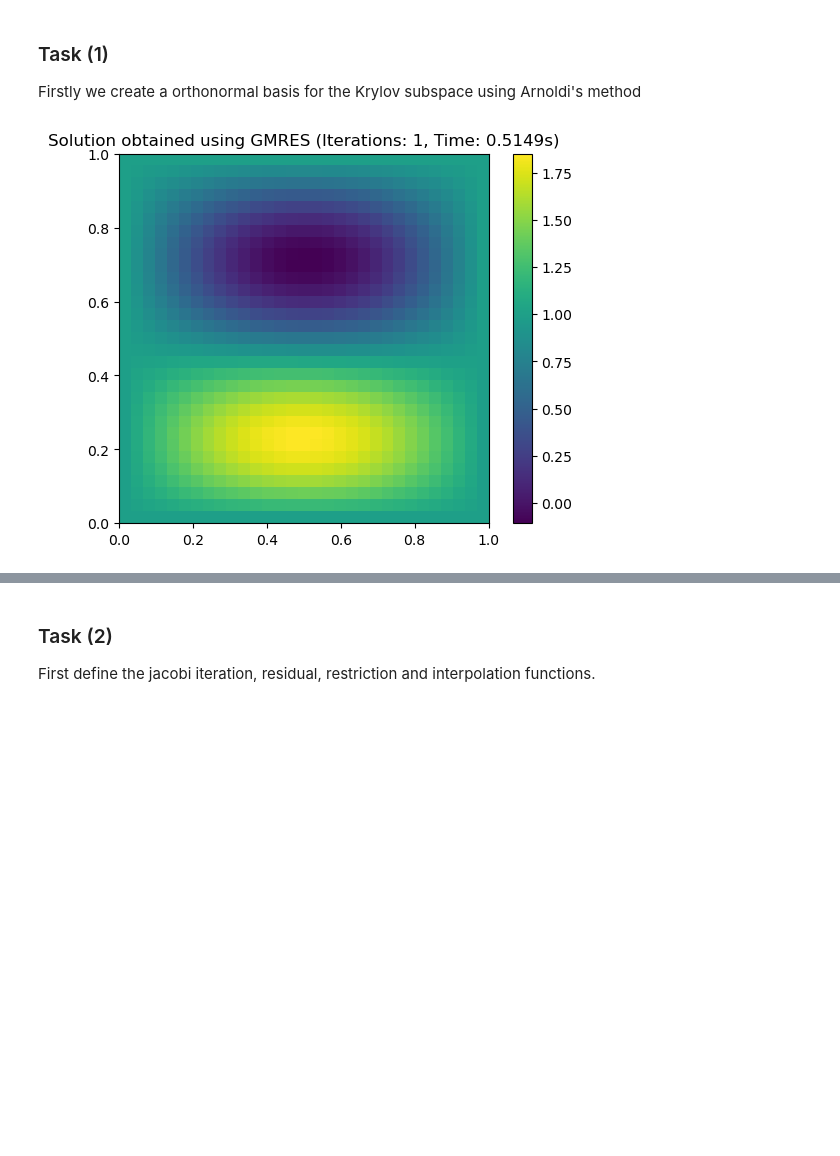
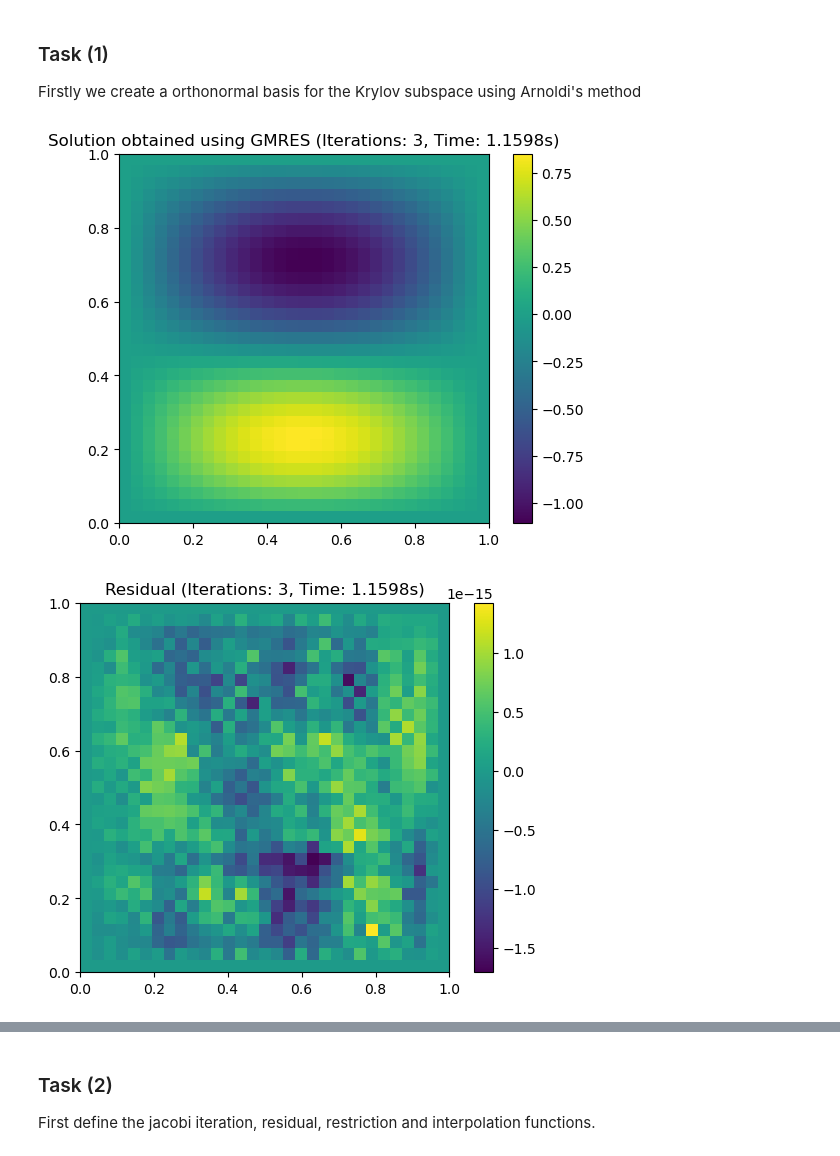
Before and after one commit to SpeedyPeder/NUMLINALG---Project-2, a Jupyter notebook: Project2.ipynb, the cells around one changed output, grey strips where cells are left out. Drawn from its saved outputs; the diff is of its cells as text; code cells hidden in the pictures; blank space fills up the shorter version.

```diff
--- a/Project2.ipynb
+++ b/Project2.ipynb
@@ -53,21 +54,19 @@ def lhs_func(U, N, v=np.array([1, 1])):
     return lhs
 # %%
 def rhs_func(N, v=np.array([1, 1])):
-    """Constructs the right-hand side vector f based on the analytical solution."""
+    """Constructs the right-hand side vector f based on the analytical solution u(x, y) = sin(pi x) * sin(2 * pi y)."""
     h = 1 / N
     x = np.linspace(0, 1, N + 1)
     y = np.linspace(0, 1, N + 1)
     X, Y = np.meshgrid(x, -y)
 
     # Analytical function for f based on the exact solution u(x, y) = sin(pi x) * sin(2 * pi y)
-    f = np.pi*(5 * np.pi * np.sin(np.pi * X) * np.sin(2 * np.pi * Y) +
-            v[0] * np.cos(np.pi * X) * np.sin(2 * np.pi * Y) +
-            v[1] * 2*np.sin(np.pi * X) * np.cos(2 * np.pi * Y))
+    f = (5 * np.pi**2 * np.sin(np.pi * X) * np.sin(2 * np.pi * Y) +
+         v[0] * np.pi * np.cos(np.pi * X) * np.sin(2 * np.pi * Y) +
+         v[1] * 2 * np.pi * np.sin(np.pi * X) * np.cos(2 * np.pi * Y))
 
-    f[:, 0] = 0  # Left boundary
-    f[:, -1] = 0  # Right boundary
-    f[0, :] = 0  # Bottom boundary
-    f[-1, :] = 0  # Top boundary
+    #Set the boundaries to zero
+    f[:, 0] = f[:, -1] = f[0, :] = f[-1, :] = 0
 
     # Scale by h^2 as per the finite difference scheme
-    return (h ** 2) * f
+    return f * h**2
@@ -101,10 +105,10 @@ plt.colorbar()
 <matplotlib.colorbar.Colorbar at 0x...>
 [figure]
 # %%
-N = 30
-U0 = np.ones((N+1,N+1))  # Random initial guess
+N = 50
+U0 = np.ones((N+1,N+1))  #Start with the zero matrix
+U0[:, 0] = U0[:, -1] = U0[0, :] = U0[-1, :] = 0
 u = solve_scipy_gmres(U0, N, v=np.array([1, 1]), tol=1e-10)
-
 
 # Plot the result
 plt.imshow(u, extent=[0, 1, 0, 1])
@@ -188,8 +192,7 @@ def restarted_gmres(U0, m, N, tol=1e-4, v=np.array([1, 1])):
     if norm_r0 < tol:  # Already converged
         return x, 0, 0
 
-    beta = norm_r0
-    omega_1 = r_0 / beta  # Normalize the initial residual
+    omega_1 = r_0 / norm_r0  # Normalize the initial residual
     count = 0
 
     while True:
@@ -205,24 +208,27 @@ def restarted_gmres(U0, m, N, tol=1e-4, v=np.array([1, 1])):
         if np.linalg.norm(r_m) / norm_r0 < tol:  # Check convergence
             break
 
-        # Prepare for the next restart
-        r_0 = r_m  # Update the residual for the next iteration
-        beta = np.linalg.norm(r_0)
-        omega_1 = r_0 / beta  # Normalize the new residual
-
+        omega_1 = r_m / np.linalg.norm(r_m)  # Normalize the new residual
+    res = np.reshape(r_m, (N+1,N+1))
     stop = perf_counter()
     time = stop - start
-    return x.reshape((N+1, N+1)), count, time  # Reshape the solution into (N+1)x(N+1) grid
+    return x.reshape((N+1, N+1)), res, count, time  # Reshape the solution into (N+1)x(N+1) grid
 # %%
 # Example usage
 N = 30  # Grid size
-U0 = np.ones((N+1, N+1))  # Random initial guess
-u, count, time = restarted_gmres(U0, 50, N, tol=1e-4)
+U0 = np.zeros((N+1, N+1))
+u_gmres, res, count, time = restarted_gmres(U0, 60, N, tol=1e-10)
 
 # Plot the result
 plt.imshow(u, extent=[0, 1, 0, 1])
 plt.colorbar()
 plt.title(f"Solution obtained using GMRES (Iterations: {count}, Time: {time:.4f}s)")
+plt.figure()
+
+plt.imshow(res, extent=[0, 1, 0, 1])
+plt.colorbar()
+plt.title(f"Residual (Iterations: {count}, Time: {time:.4f}s)")
 plt.show()
 # %% [output]
-[figure, old version]
+[figure, new version]
+[figure, added]
```
Also changed, not shown: parts of 14 cells of this notebook.
